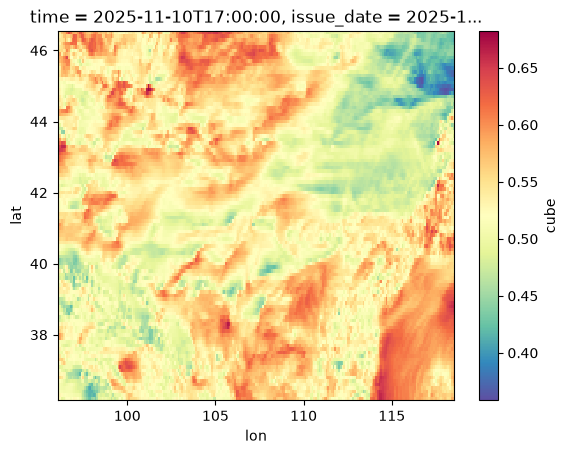
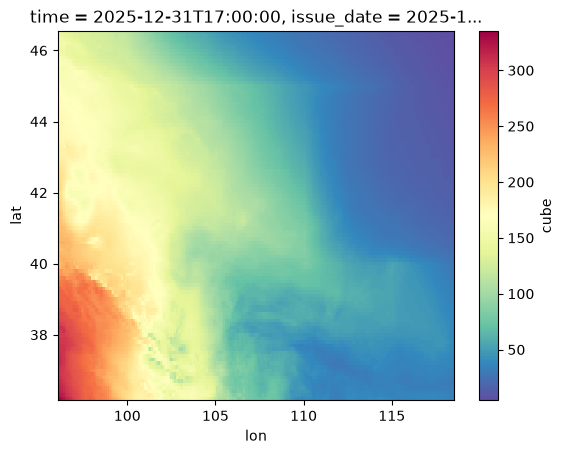
The change to this notebook cell's code, shown as a diff; its figure went from the first image to the second:
--- before
+++ after
@@ -1,5 +1,5 @@
 
 
-map = ds.cube[7505].isel(channel=6).plot(cmap=colorscale)
+map = ds.cube[8729].isel(channel=0).plot(cmap=colorscale)
 
 

Commit: Working on the NN